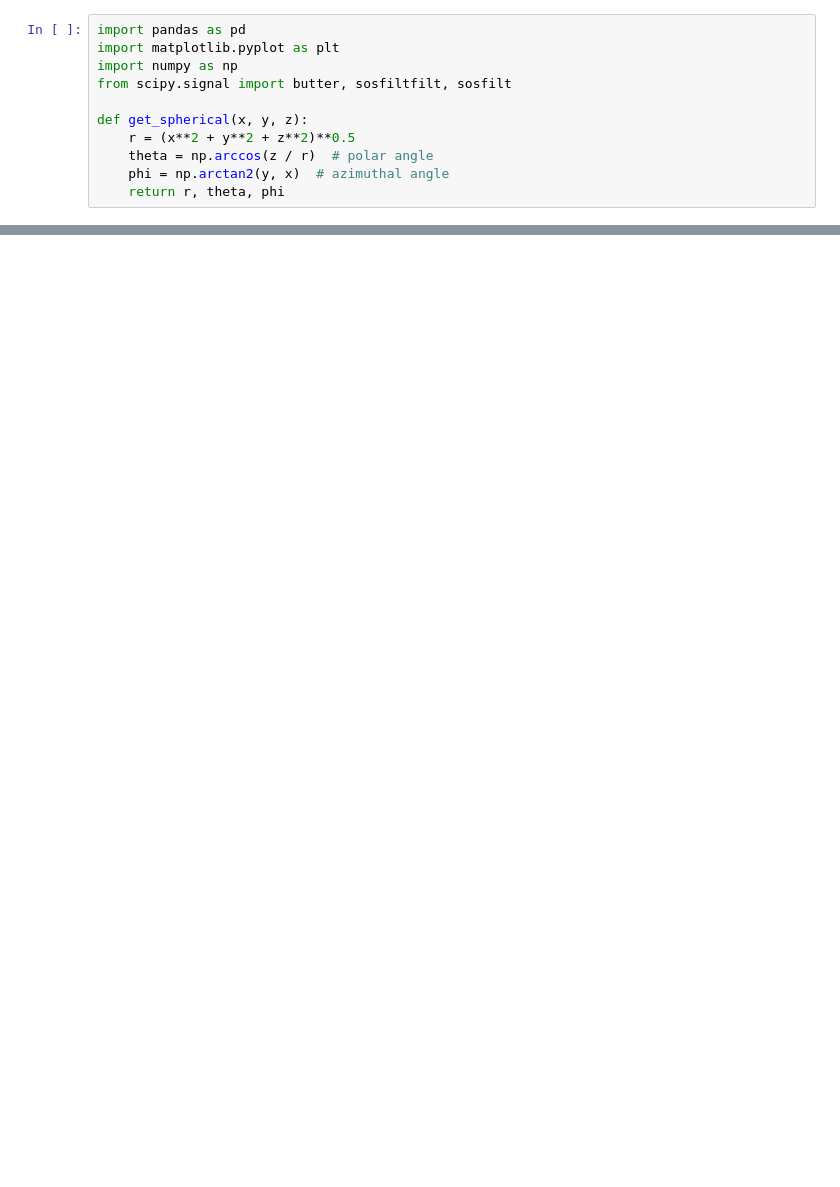
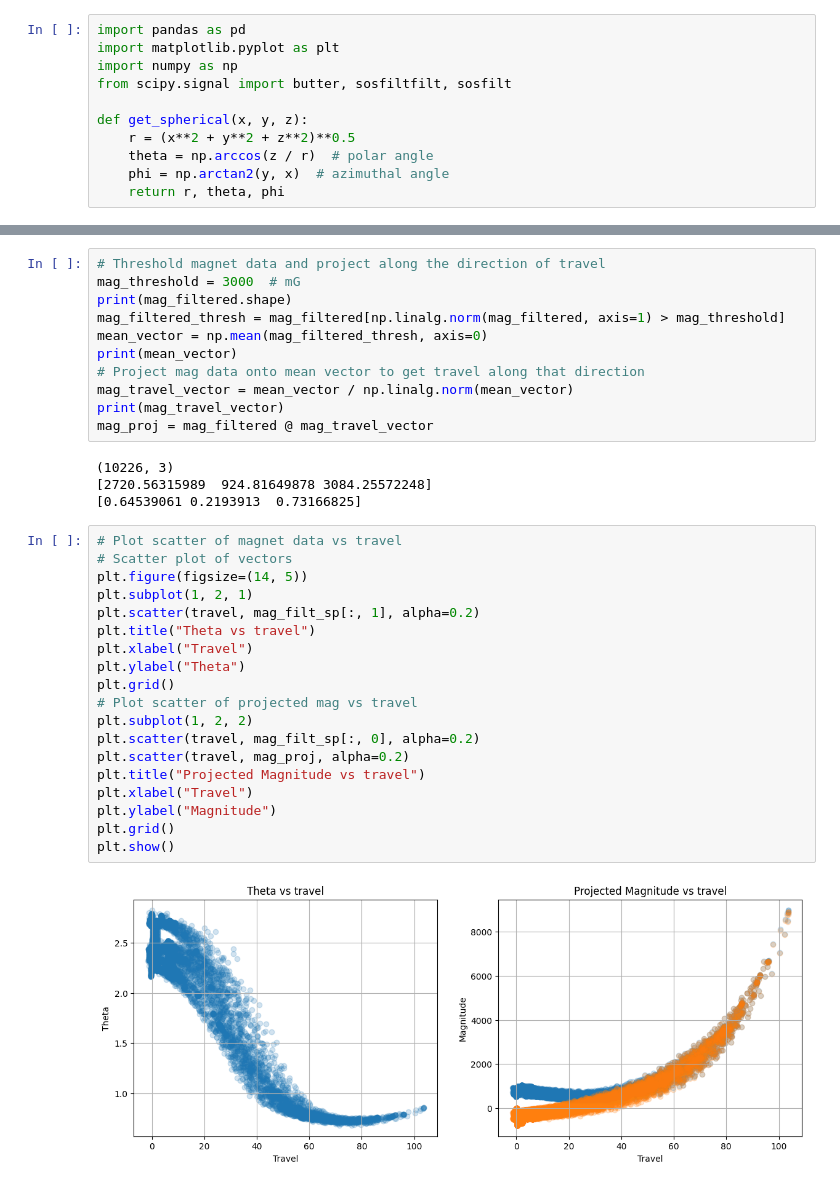
Before and after one commit to colinpate/sus, a Jupyter notebook: sensor_processing.ipynb, the cells around one changed output, grey strips where cells are left out. Saved outputs shown, nothing was run; the diff lists cells and outputs as text; blank space fills up the shorter version.

```diff
--- a/sensor_processing.ipynb
+++ b/sensor_processing.ipynb
@@ -44,0 +127,36 @@ plt.show()
+# %%
+# Threshold magnet data and project along the direction of travel
+mag_threshold = 3000  # mG
+print(mag_filtered.shape)
+mag_filtered_thresh = mag_filtered[np.linalg.norm(mag_filtered, axis=1) > mag_threshold]
+mean_vector = np.mean(mag_filtered_thresh, axis=0)
+print(mean_vector)
+# Project mag data onto mean vector to get travel along that direction
+mag_travel_vector = mean_vector / np.linalg.norm(mean_vector)
+print(mag_travel_vector)
+mag_proj = mag_filtered @ mag_travel_vector
+# %% [output]
+(10226, 3)
+[2720.56315989  924.81649878 3084.25572248]
+[0.64539061 0.2193913  0.73166825]
+# %%
+# Plot scatter of magnet data vs travel
+# Scatter plot of vectors
+plt.figure(figsize=(14, 5))
+plt.subplot(1, 2, 1)
+plt.scatter(travel, mag_filt_sp[:, 1], alpha=0.2)
+plt.title("Theta vs travel")
+plt.xlabel("Travel")
+plt.ylabel("Theta")
+plt.grid()
+# Plot scatter of projected mag vs travel
+plt.subplot(1, 2, 2)
+plt.scatter(travel, mag_filt_sp[:, 0], alpha=0.2)
+plt.scatter(travel, mag_proj, alpha=0.2)
+plt.title("Projected Magnitude vs travel")
+plt.xlabel("Travel")
+plt.ylabel("Magnitude")
+plt.grid()
+plt.show()
+# %% [output]
+[figure, added]
```
Also changed, not shown: parts of 11 cells of this notebook, 9 other files.
